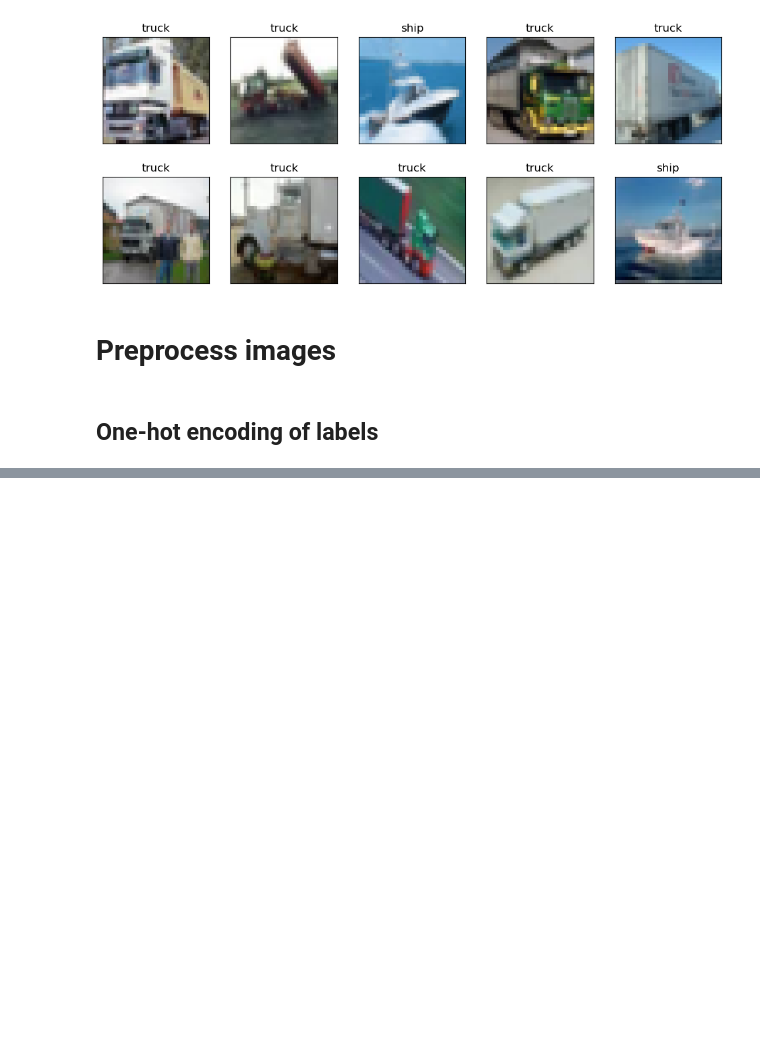
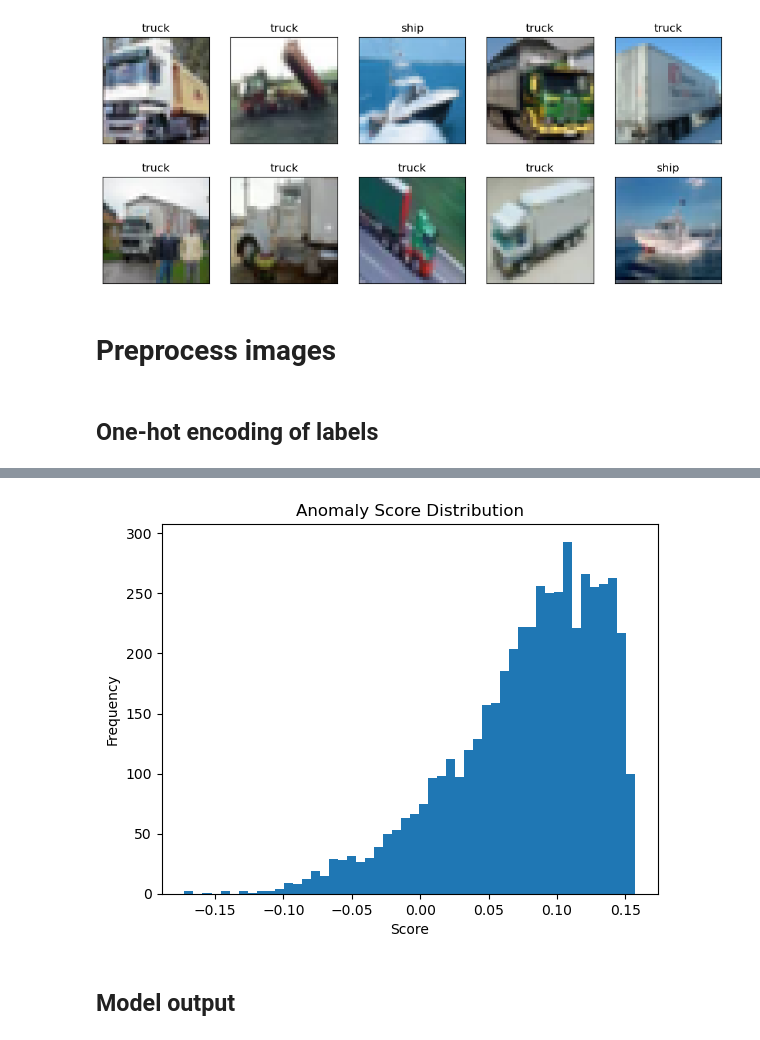
Before and after one commit to enikop/CNN-Projects, a Jupyter notebook: openset/CNN_isolation_forest.ipynb, the cells around one changed output, grey strips where cells are left out. Saved outputs shown, nothing was run; the diff lists cells and outputs as text; code cells hidden in the pictures; blank space fills up the shorter version.

```diff
--- a/openset/CNN_isolation_forest.ipynb
+++ b/openset/CNN_isolation_forest.ipynb
@@ -352,0 +485,3 @@ plt.show()
+# %%
+train_features_logits = logits_model.predict(subset_train_flow, verbose=1)
+test_features_logits =  logits_model.predict(subset_test_flow, verbose=1)
@@ -352,0 +495,8 @@ plt.show()
+# %%
+anomaly_scores, outlier_indices = fit_iso_forest(
+    n_estimators = 100,
+    contamination = 0.1,
+    train_features = train_features_logits,
+    test_features = train_features_logits
+)
+avg_scores_per_class, count_per_class = get_outlier_stats(X_combined, y_combined, outlier_indices, anomaly_scores)
@@ -352,0 +535,6 @@ plt.show()
+# %%
+show_anomaly_score_plot(anomaly_scores)
+# %% [output]
+[figure, added]
+# %% [markdown]
+## Model output
```
Also changed, not shown: parts of 70 cells of this notebook.
